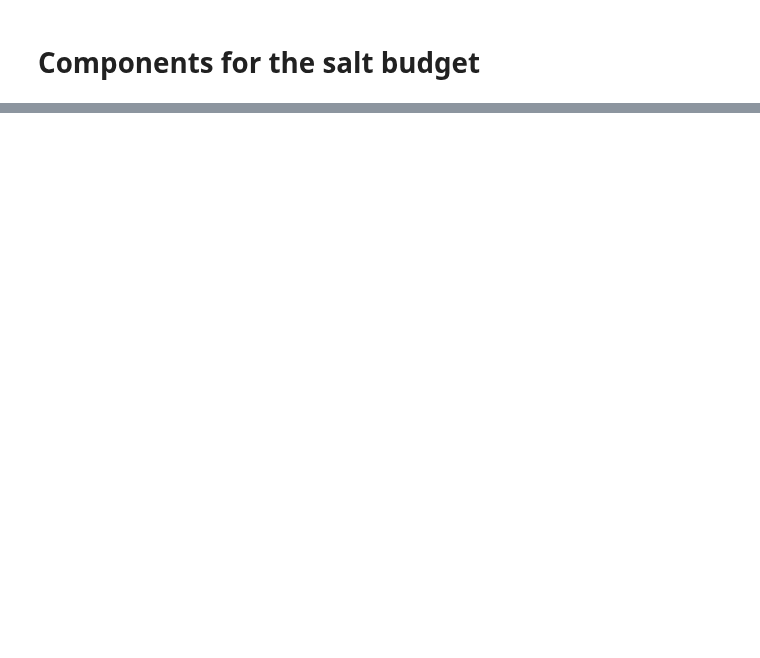
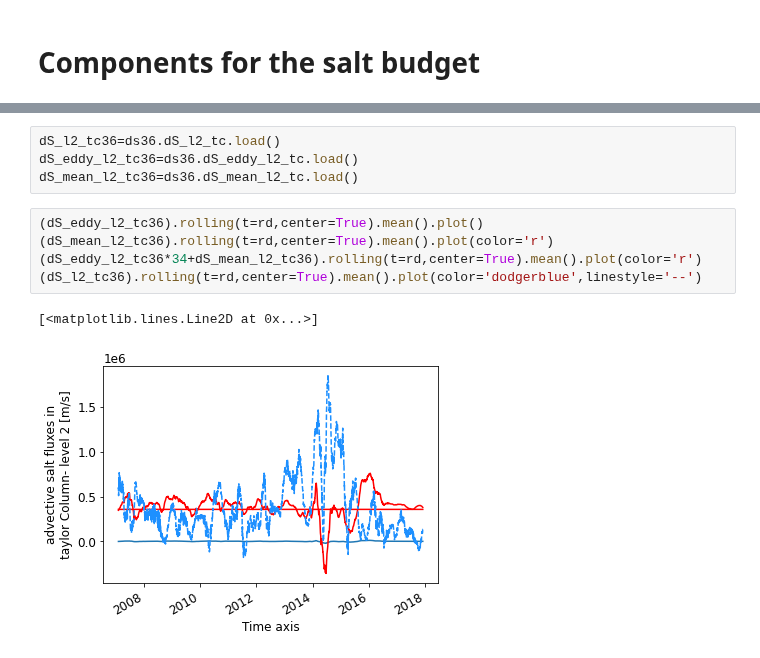
Before and after one commit to bguelk/JGR_2023_MaudRise, a Jupyter notebook: plot_figures/plot_SB_tc_m36.ipynb, the cells around one changed output, grey strips where cells are left out. Saved outputs shown, nothing was run; the diff lists cells and outputs as text; blank space fills up the shorter version.

```diff
--- a/plot_figures/plot_SB_tc_m36.ipynb
+++ b/plot_figures/plot_SB_tc_m36.ipynb
@@ -149,0 +206,12 @@ NameError: name 'plt' is not defined
+# %%
+dS_l2_tc36=ds36.dS_l2_tc.load()
+dS_eddy_l2_tc36=ds36.dS_eddy_l2_tc.load()
+dS_mean_l2_tc36=ds36.dS_mean_l2_tc.load()
+# %%
+(dS_eddy_l2_tc36).rolling(t=rd,center=True).mean().plot()
+(dS_mean_l2_tc36).rolling(t=rd,center=True).mean().plot(color='r')
+(dS_eddy_l2_tc36*34+dS_mean_l2_tc36).rolling(t=rd,center=True).mean().plot(color='r')
+(dS_l2_tc36).rolling(t=rd,center=True).mean().plot(color='dodgerblue',linestyle='--')
+# %% [output]
+[<matplotlib.lines.Line2D at 0x...>]
+[figure, added]
```
Also changed, not shown: parts of 7 cells of this notebook, 2 other files.
